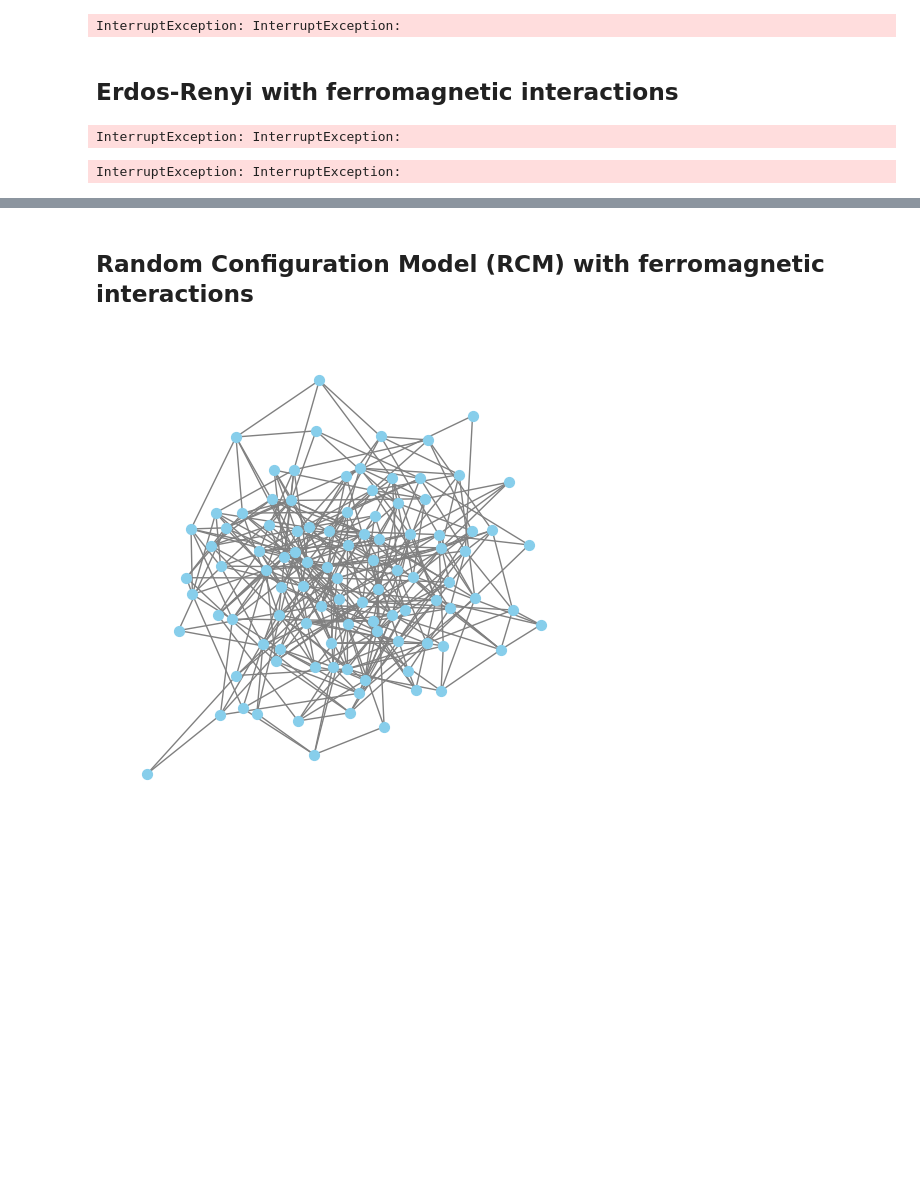
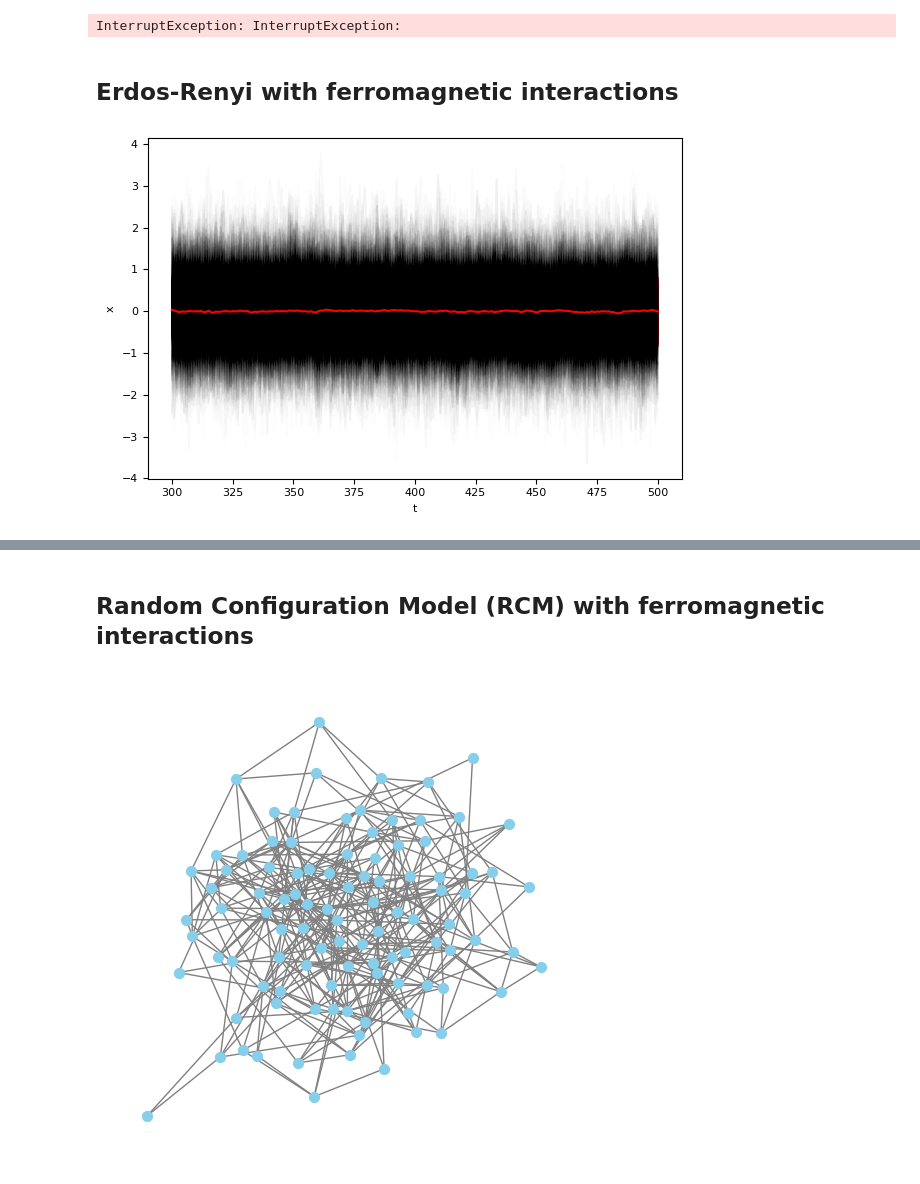
Before and after one commit to Mattiatarabolo/GaussianExpansionCavityMethod.jl, a Jupyter notebook: examples/linear_OrnteinUhlenbeck/test_equilibrium.ipynb, the cells around one changed output, grey strips where cells are left out. Cells and saved outputs as stored; diff of their text form; code cells hidden in the pictures; blank space fills up the shorter version.

```diff
--- a/examples/linear_OrnteinUhlenbeck/test_equilibrium.ipynb
+++ b/examples/linear_OrnteinUhlenbeck/test_equilibrium.ipynb
@@ -5,10 +5,12 @@ Pkg.activate(".")
   Activating project at `~/Desktop/julia_codes/GaussianExpansionCavityMethod.jl/examples/linear_OrnteinUhlenbeck`
 # %%
 using Revise
-using Random, Graphs, GaussianExpansionCavityMethod, SparseArrays, LinearAlgebra, Statistics, ProgressMeter, QuadGK, JLD2
+using Random, Graphs, GaussianExpansionCavityMethod, SparseArrays, LinearAlgebra, Statistics, ProgressMeter, QuadGK, JLD2, OffsetArrays
 using PowerLawSamplers: doubling_up_sampler
 ProgressMeter.ijulia_behavior(:append)
 using PyCall, Conda
+mpl_toolkits = pyimport("mpl_toolkits.axes_grid1")
+Line2D = pyimport("matplotlib.lines").Line2D
 import PyPlot as plt
 using LaTeXStrings
 
@@ -26,4 +28,17 @@ function to_networkx(g::Graphs.AbstractGraph)
     end
     return g_nx
 end
+
+fint(t, x, J, l, a) = sqrt(a^2 - x^2) / (1 - x^2) * exp(J * x * t) / (l - J * x)
+
+function analytic_Ceq_RRG(t, K, J, lam, D)
+    a = 2 * sqrt(K - 1) / K
+    int, err = quadgk(x -> D * K * exp(- lam * t) / (2 * pi) * fint(t, x, J, lam, a), -a, a)
+    return int
+end
+
+function analytic_Ceq_FC(t, J, lam, D)
+    a = 2
+    int, err = quadgk(x -> D * exp(- lam * t) / (2 * pi) * fint(t, x, J, lam, a), -a, a)
+end
 # %% [output]
@@ -259,15 +284,17 @@ InterruptException: InterruptException:
 # %% [markdown]
 ## Erdos-Renyi with ferromagnetic interactions
 # %%
-N, K = 200, 4
+N, K = 100, 4
 
 rng = Xoshiro(1234)
 
-lam, J, D = 10.0, 1.0/K, 1.0
-Jmat = adjacency_matrix(erdos_renyi(N, K/N; rng=rng), Float64) .* J
+lam, J, D = 1.7, 1.0/K, 1.0
+G = erdos_renyi(N, K/N; rng=rng)
+degs = degree(G)
+Jmat = adjacency_matrix(G, Float64) .* J
 lambdas = fill(lam, N)
 
-x0_min, x0_max = 1.0, 1.0
+x0_min, x0_max = -1.0, 1.0
 gen_J(N, K, J_params; rng=Xoshiro(1234)) = deepcopy(Jmat)
 gen_x0(N, x0_params; rng=Xoshiro(1234)) = rand(rng, N) .* (x0_params[2] - x0_params[1]) .+ x0_params[1]
 J_params = [J]
@@ -275,37 +302,36 @@ x0_params = [x0_min, x0_max]
 
 ensemble_model = OUModelEnsemble(N, K, gen_J, J_params, lambdas, D, gen_x0, x0_params)
 
+teq1, teq2 = tmax - 30, 300.0
 dt_mc = 1e-2
 tmax = 500.0
-tsave_mc = collect(range(0.0, tmax; step=dt_mc))
+tsave_mc = collect(range(teq2, tmax; step=1e-2))
 T_mc = length(tsave_mc)
 
 nsim = 100
 
 # Sample ensemble
 tvals_alls, traj_alls = sample_ensemble_OU(ensemble_model, tmax, tsave_mc, nsim; rng=rng, showprogress=true, dt=dt_mc);
-# %% [output]
-InterruptException: InterruptException:
 # %%
-tvec_mc = collect(range(0.0, tmax; length=200))
+tvec_mc = collect(range(teq2, tmax; length=200))
 tidxs_mc = [argmin(abs.(tsave_mc .- t)) for t in tvec_mc]
 
 fig, ax = plt.subplots(1, 1, figsize=(6, 4), tight_layout=true)
 
 # Plot all trajectories
 for isim in rand(rng, 1:nsim, 30)
     for i in rand(rng, 1:N, 50)
         ax.plot(tvec_mc, view(traj_alls[isim],i,tidxs_mc), color="k", alpha=0.01)
     end
 end
 # Plot mean and std
 mean_traj, std_traj = compute_meanstd(traj_alls; time_indices=tidxs_mc)
 ax.plot(tvec_mc, mean_traj, color="red")
 ax.fill_between(tvec_mc, mean_traj .- std_traj, mean_traj .+ std_traj, color="red", alpha=0.5)
 ax.set_ylabel("x")
 ax.set_xlabel("t")
 
 plt.display(fig)
 # %% [output]
-InterruptException: InterruptException:
+[figure, added]
 # %%
```
Also changed, not shown: parts of 23 cells of this notebook, 23 other files.
